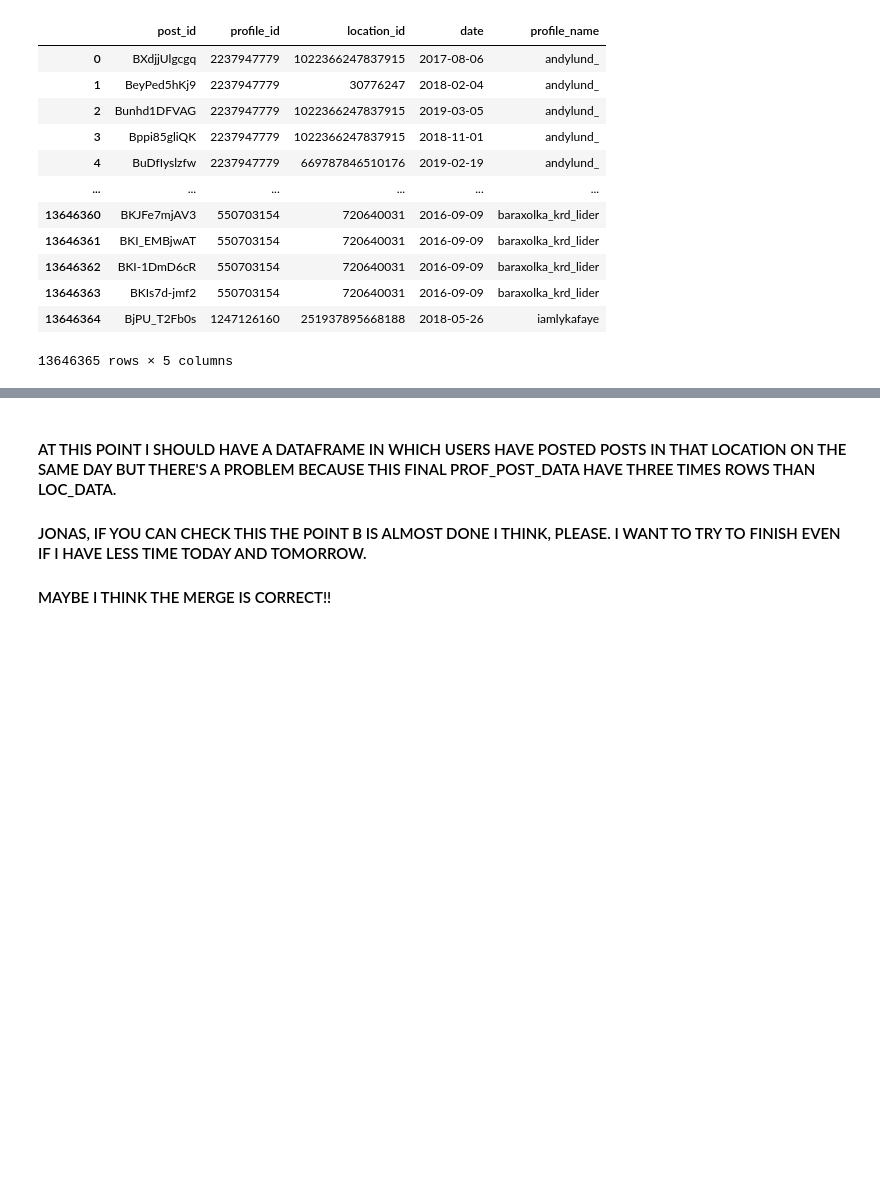
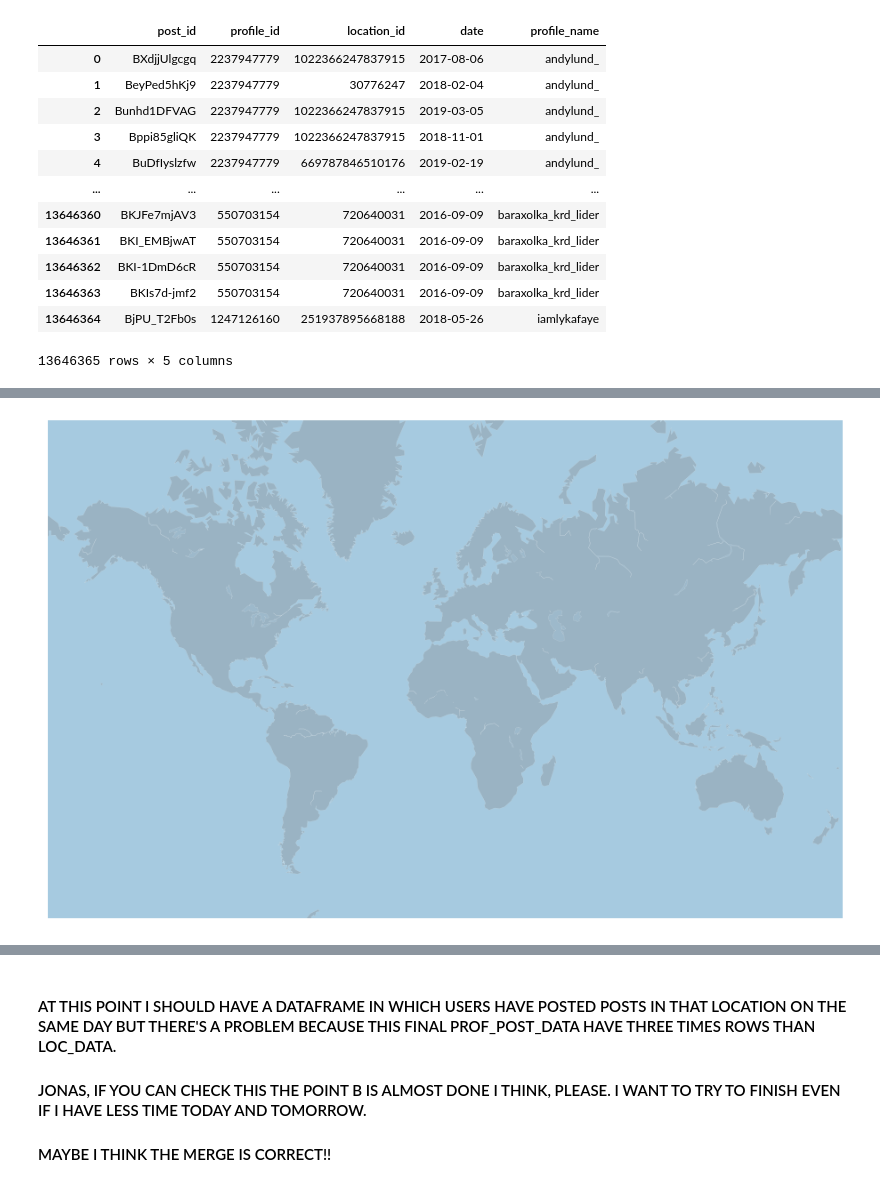
Before and after one commit to jonasbarth/adm-2022-hw-2, a Jupyter notebook: Bonus Question B.ipynb, the cells around one changed output, grey strips where cells are left out. Drawn from its saved outputs; the diff is of its cells as text; code cells hidden in the pictures; blank space fills up the shorter version.

```diff
--- a/Bonus Question B.ipynb
+++ b/Bonus Question B.ipynb
@@ -225,0 +258,11 @@ merged_data
+# %%
+# Set the dimension of the figure
+plt.rcParams["figure.figsize"]=16,12;
+
+# Make the background map
+m=Basemap(llcrnrlon=-180, llcrnrlat=-65, urcrnrlon=180, urcrnrlat=80, projection='merc');
+m.drawmapboundary(fill_color='#A6CAE0', linewidth=0);
+m.fillcontinents(color='grey', alpha=0.3);
+m.drawcoastlines(linewidth=0.1, color="white");
+# %% [output]
+[figure, added]
```
Also changed, not shown: parts of 23 cells of this notebook.
